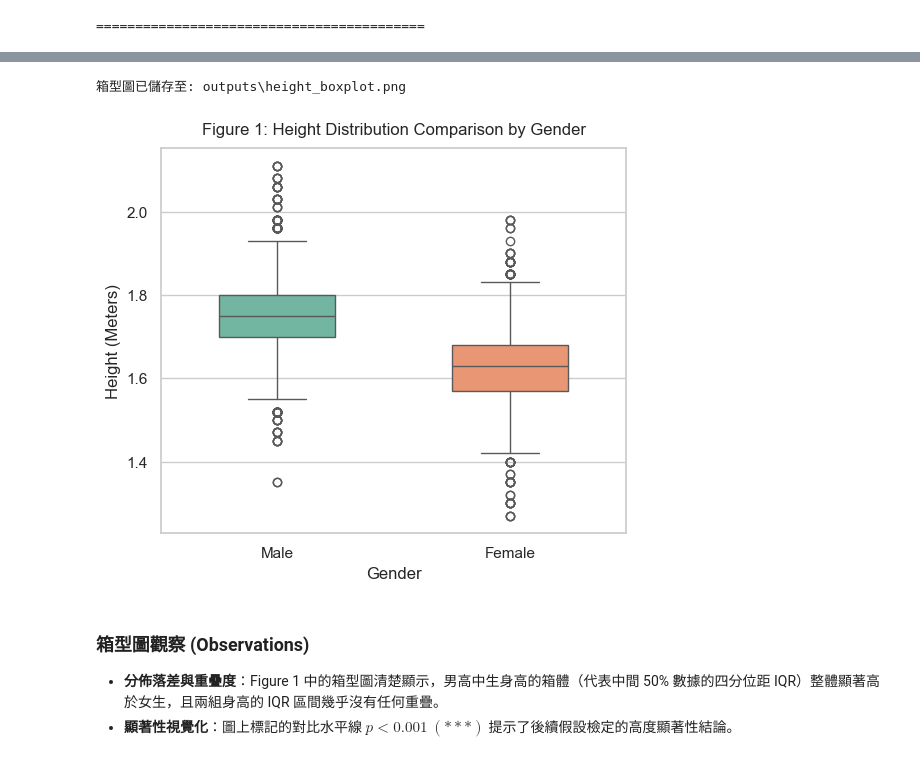
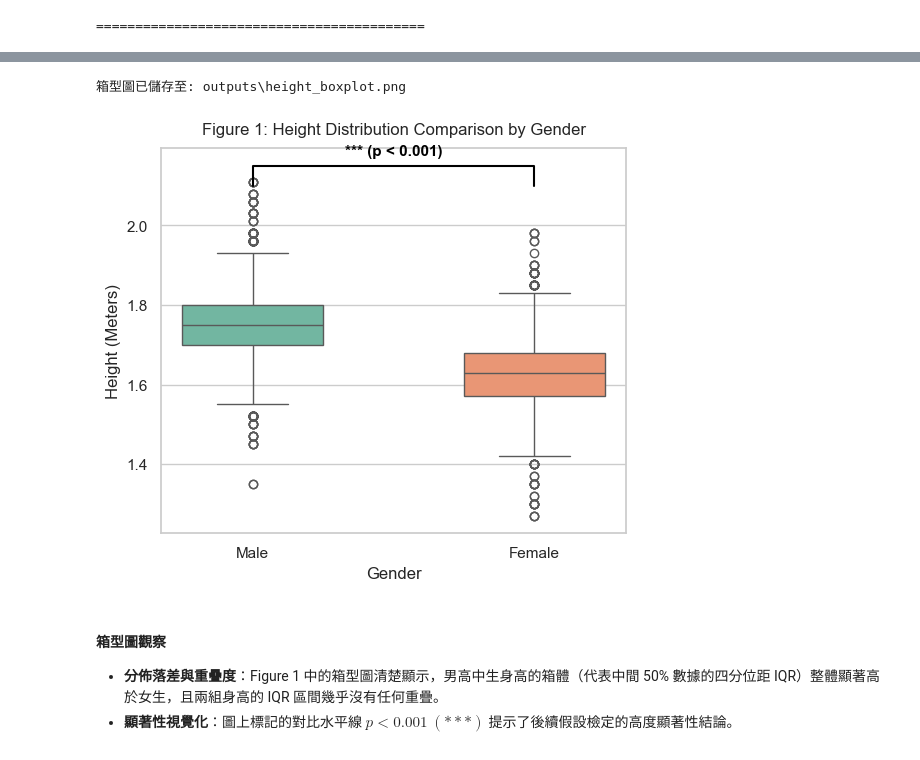
Before and after one commit to t113370450-stack/Stats-project-cycle3, a Jupyter notebook: notebooks/02_eda_analysis.ipynb, the cells around one changed output, grey strips where cells are left out. Drawn from its saved outputs; the diff is of its cells as text; code cells hidden in the pictures.

```diff
--- a/notebooks/02_eda_analysis.ipynb
+++ b/notebooks/02_eda_analysis.ipynb
@@ -52,32 +60,50 @@ print("==========================================")
-# %%
-# 確保 outputs 資料夾存在 (移除 ../)
-output_dir = 'outputs'
-os.makedirs(output_dir, exist_ok=True)
-
-# 繪製 箱型圖
-plt.figure(figsize=(6, 5))
-sns.boxplot(
-    x='Gender_Label',
-    y='Height',
-    data=df_eda,
-    hue='Gender_Label',
-    palette='Set2',
-    legend=False,
-    width=0.5
-)
-plt.title('Figure 1: Height Distribution Comparison by Gender', fontsize=12, pad=10)
-plt.xlabel('Gender')
-plt.ylabel('Height (Meters)')
-
-# 儲存圖片
-boxplot_path = os.path.join(output_dir, 'height_boxplot.png')
-plt.savefig(boxplot_path, dpi=300, bbox_inches='tight')
-print(f"箱型圖已儲存至: {boxplot_path}")
-plt.show()
-# %% [output]
-箱型圖已儲存至: outputs\height_boxplot.png
-[figure, removed]
+# %%
+# 確保 outputs 資料夾存在 (移除 ../)
+output_dir = "outputs"
+os.makedirs(output_dir, exist_ok=True)
+
+# 繪製 箱型圖
+plt.figure(figsize=(6, 5))
+sns.boxplot(
+    x="Gender_Label",
+    y="Height",
+    data=df_eda,
+    hue="Gender_Label",
+    palette="Set2",
+    legend=False,
+    width=0.5,
+)
+plt.title(
+    "Figure 1: Height Distribution Comparison by Gender", fontsize=12, pad=10
+)
+plt.xlabel("Gender")
+plt.ylabel("Height (Meters)")
+
+# ✨ 新增：自動畫出倒 ㄈ 字型的統計顯著性對比線
+# 1. 畫出水平橫線與兩端的垂直短線 (x座標：0是Male, 1是Female；y座標：控制在 2.10 到 2.15 公尺高)
+plt.plot([0, 0, 1, 1], [2.10, 2.15, 2.15, 2.10], color="black", linewidth=1.5)
+
+# 2. 在對比線的正中央加上 *** 標記與 p 值
+plt.text(
+    0.5,
+    2.17,
+    "*** (p < 0.001)",
+    ha="center",
+    va="bottom",
+    color="black",
+    fontsize=11,
+    fontweight="bold",
+)
+
+# 儲存圖片
+boxplot_path = os.path.join(output_dir, "height_boxplot.png")
+plt.savefig(boxplot_path, dpi=300, bbox_inches="tight")
+print(f"箱型圖已儲存至: {boxplot_path}")
+plt.show()
+# %% [output]
+箱型圖已儲存至: outputs\height_boxplot.png
+[figure, added]
 # %% [markdown]
-### 箱型圖觀察 (Observations)
+#### 箱型圖觀察
 * **分佈落差與重疊度**：Figure 1 中的箱型圖清楚顯示，男高中生身高的箱體（代表中間 50% 數據的四分位距 IQR）整體顯著高於女生，且兩組身高的 IQR 區間幾乎沒有任何重疊。
 * **顯著性視覺化**：圖上標記的對比水平線 $p < 0.001\ (***)$ 提示了後續假設檢定的高度顯著性結論。
```
Also changed, not shown: parts of 9 cells of this notebook, 2 other files.
